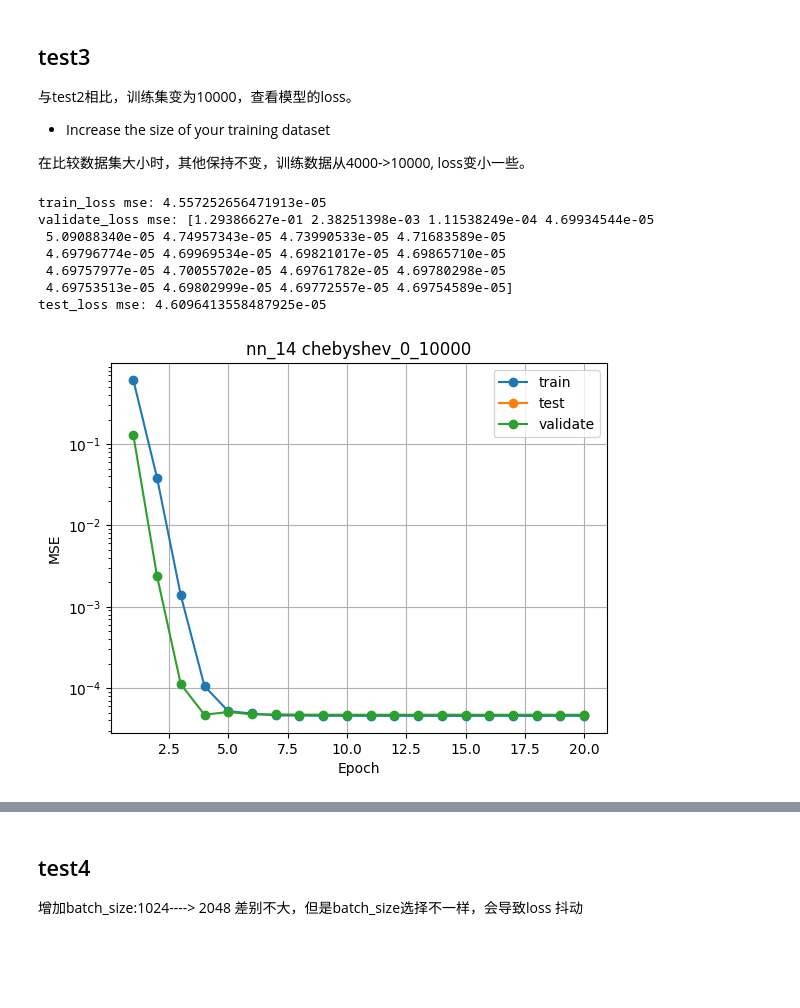
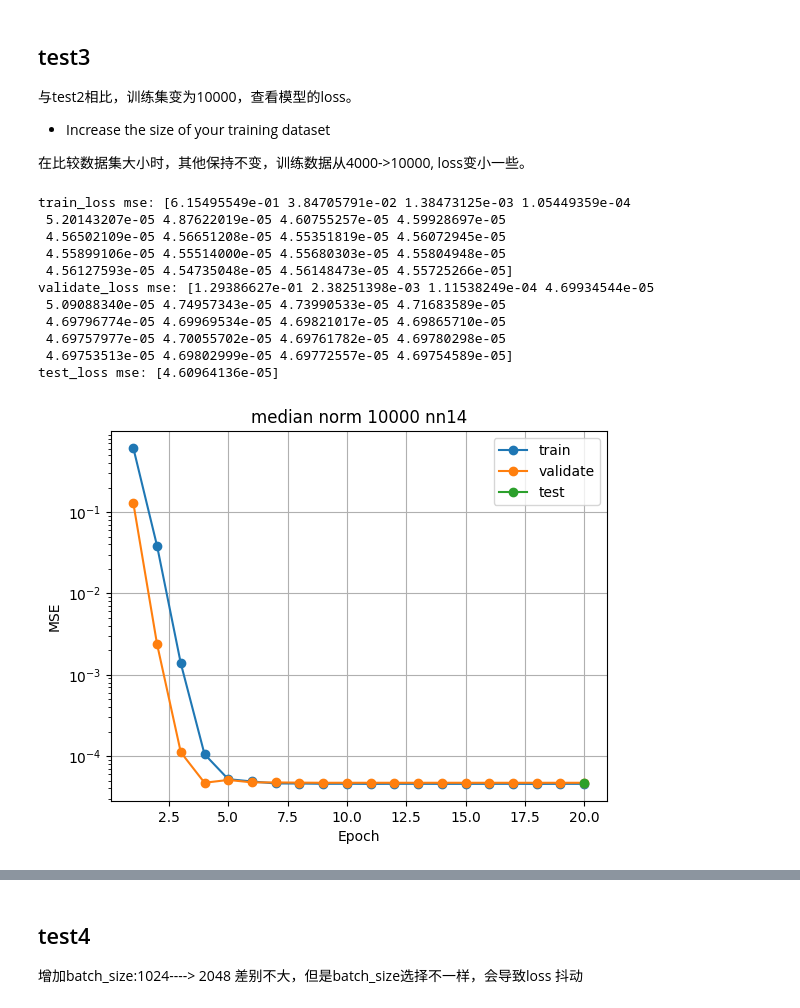
Before and after one commit to Tinrry/anderson, a Jupyter notebook: model_test.ipynb, the cells around one changed output, grey strips where cells are left out. Cells and saved outputs as stored; diff of their text form; code cells hidden in the pictures; blank space fills up the shorter version.

```diff
--- a/model_test.ipynb
+++ b/model_test.ipynb
@@ -205,15 +169,21 @@ loss_f = 'nn_14/loss_3.h5'
 # %%
-plot_loss_epoch(loss_f, title='nn_14 chebyshev_0_10000')
+loss_f = 'nn_14/loss_3.h5'
+plot_loss_epoch(loss_f, title="median norm 10000 nn14")
 # 看着效果没有改善
+del loss_f
 # %% [output]
-train_loss mse: 4.557252656471913e-05
+train_loss mse: [6.15495549e-01 3.84705791e-02 1.38473125e-03 1.05449359e-04
+ 5.20143207e-05 4.87622019e-05 4.60755257e-05 4.59928697e-05
+ 4.56502109e-05 4.56651208e-05 4.55351819e-05 4.56072945e-05
+ 4.55899106e-05 4.55514000e-05 4.55680303e-05 4.55804948e-05
+ 4.56127593e-05 4.54735048e-05 4.56148473e-05 4.55725266e-05]
 validate_loss mse: [1.29386627e-01 2.38251398e-03 1.11538249e-04 4.69934544e-05
  5.09088340e-05 4.74957343e-05 4.73990533e-05 4.71683589e-05
  4.69796774e-05 4.69969534e-05 4.69821017e-05 4.69865710e-05
  4.69757977e-05 4.70055702e-05 4.69761782e-05 4.69780298e-05
  4.69753513e-05 4.69802999e-05 4.69772557e-05 4.69754589e-05]
-test_loss mse: 4.6096413558487925e-05
+test_loss mse: [4.60964136e-05]
-[figure, old version]
+[figure, new version]
 # %%
 file_1 = 'nn_14/loss_2.h5'
 file_2 = 'nn_14/loss_3.h5'
```
Also changed, not shown: parts of 15 cells of this notebook, 1 other file.
